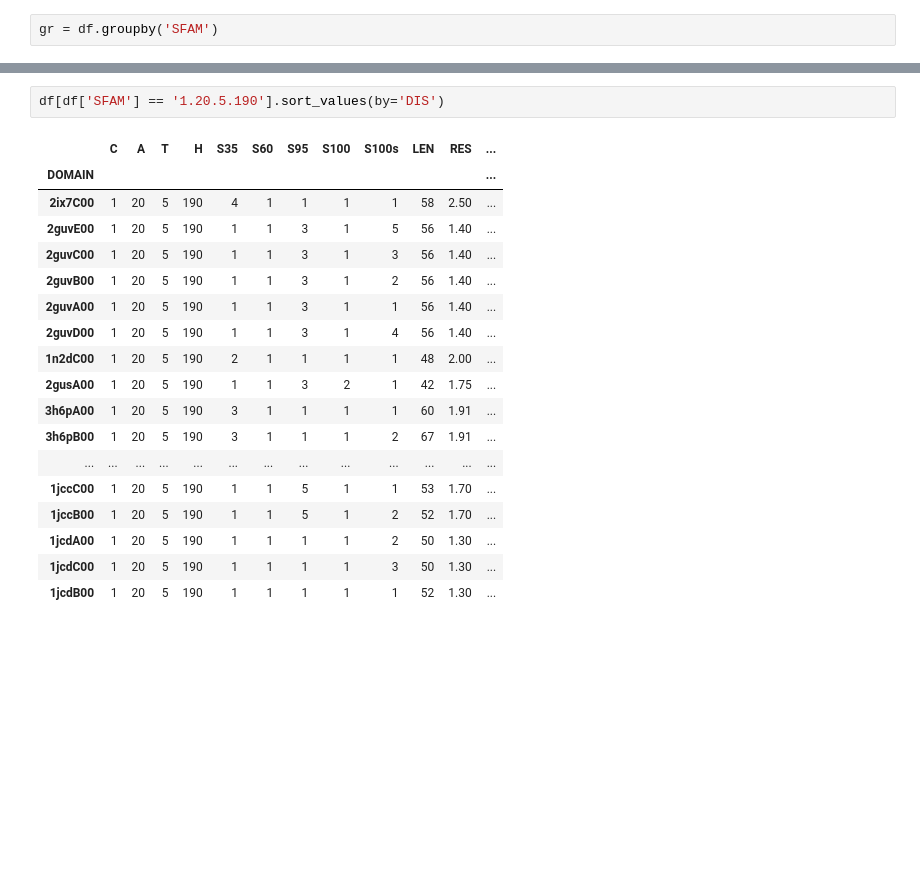
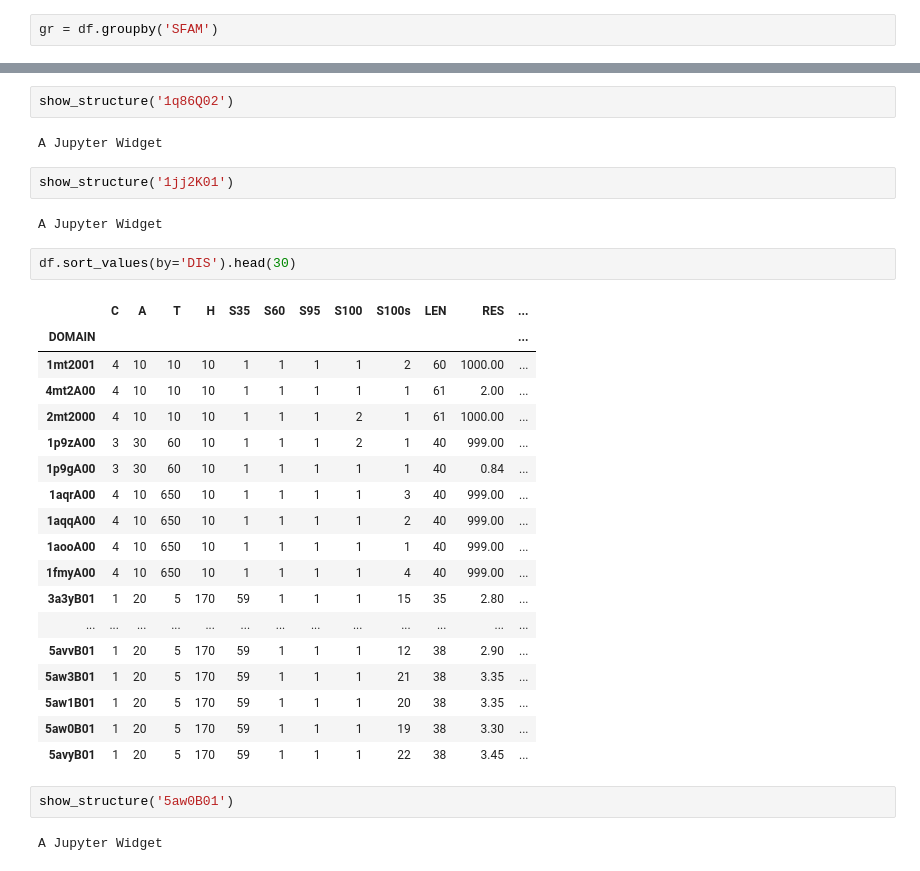
Before and after one commit to CATH-summer-2018/disorder, a Jupyter notebook: testing.ipynb, the cells around one changed output, grey strips where cells are left out. Saved outputs shown, nothing was run; the diff lists cells and outputs as text; blank space fills up the shorter version.

Commit message:
added structures and donload with nglview

```diff
--- a/testing.ipynb
+++ b/testing.ipynb
@@ -86,22 +109,34 @@ Name: SFAM, dtype: float64
+# %%
+show_structure('1q86Q02')
+# %% [output]
+A Jupyter Widget
+# %%
+show_structure('1jj2K01')
+# %% [output]
+A Jupyter Widget
 # %%
-df[df['SFAM'] == '1.20.5.190'].sort_values(by='DIS')
+df.sort_values(by='DIS').head(30)
 # %% [output]
 |  | C | A | T | H | S35 | S60 | S95 | S100 | S100s | LEN | RES | ... |
 | DOMAIN |  |  |  |  |  |  |  |  |  |  |  | ... |
-| 2ix7C00 | 1 | 20 | 5 | 190 | 4 | 1 | 1 | 1 | 1 | 58 | 2.50 | ... |
-| 2guvE00 | 1 | 20 | 5 | 190 | 1 | 1 | 3 | 1 | 5 | 56 | 1.40 | ... |
-| 2guvC00 | 1 | 20 | 5 | 190 | 1 | 1 | 3 | 1 | 3 | 56 | 1.40 | ... |
-| 2guvB00 | 1 | 20 | 5 | 190 | 1 | 1 | 3 | 1 | 2 | 56 | 1.40 | ... |
-| 2guvA00 | 1 | 20 | 5 | 190 | 1 | 1 | 3 | 1 | 1 | 56 | 1.40 | ... |
-| 2guvD00 | 1 | 20 | 5 | 190 | 1 | 1 | 3 | 1 | 4 | 56 | 1.40 | ... |
-| 1n2dC00 | 1 | 20 | 5 | 190 | 2 | 1 | 1 | 1 | 1 | 48 | 2.00 | ... |
-| 2gusA00 | 1 | 20 | 5 | 190 | 1 | 1 | 3 | 2 | 1 | 42 | 1.75 | ... |
-| 3h6pA00 | 1 | 20 | 5 | 190 | 3 | 1 | 1 | 1 | 1 | 60 | 1.91 | ... |
-| 3h6pB00 | 1 | 20 | 5 | 190 | 3 | 1 | 1 | 1 | 2 | 67 | 1.91 | ... |
+| 1mt2001 | 4 | 10 | 10 | 10 | 1 | 1 | 1 | 1 | 2 | 60 | 1000.00 | ... |
+| 4mt2A00 | 4 | 10 | 10 | 10 | 1 | 1 | 1 | 1 | 1 | 61 | 2.00 | ... |
+| 2mt2000 | 4 | 10 | 10 | 10 | 1 | 1 | 1 | 2 | 1 | 61 | 1000.00 | ... |
+| 1p9zA00 | 3 | 30 | 60 | 10 | 1 | 1 | 1 | 2 | 1 | 40 | 999.00 | ... |
+| 1p9gA00 | 3 | 30 | 60 | 10 | 1 | 1 | 1 | 1 | 1 | 40 | 0.84 | ... |
+| 1aqrA00 | 4 | 10 | 650 | 10 | 1 | 1 | 1 | 1 | 3 | 40 | 999.00 | ... |
+| 1aqqA00 | 4 | 10 | 650 | 10 | 1 | 1 | 1 | 1 | 2 | 40 | 999.00 | ... |
+| 1aooA00 | 4 | 10 | 650 | 10 | 1 | 1 | 1 | 1 | 1 | 40 | 999.00 | ... |
+| 1fmyA00 | 4 | 10 | 650 | 10 | 1 | 1 | 1 | 1 | 4 | 40 | 999.00 | ... |
+| 3a3yB01 | 1 | 20 | 5 | 170 | 59 | 1 | 1 | 1 | 15 | 35 | 2.80 | ... |
 | ... | ... | ... | ... | ... | ... | ... | ... | ... | ... | ... | ... | ... |
-| 1jccC00 | 1 | 20 | 5 | 190 | 1 | 1 | 5 | 1 | 1 | 53 | 1.70 | ... |
-| 1jccB00 | 1 | 20 | 5 | 190 | 1 | 1 | 5 | 1 | 2 | 52 | 1.70 | ... |
-| 1jcdA00 | 1 | 20 | 5 | 190 | 1 | 1 | 1 | 1 | 2 | 50 | 1.30 | ... |
-| 1jcdC00 | 1 | 20 | 5 | 190 | 1 | 1 | 1 | 1 | 3 | 50 | 1.30 | ... |
-| 1jcdB00 | 1 | 20 | 5 | 190 | 1 | 1 | 1 | 1 | 1 | 52 | 1.30 | ... |
+| 5avvB01 | 1 | 20 | 5 | 170 | 59 | 1 | 1 | 1 | 12 | 38 | 2.90 | ... |
+| 5aw3B01 | 1 | 20 | 5 | 170 | 59 | 1 | 1 | 1 | 21 | 38 | 3.35 | ... |
+| 5aw1B01 | 1 | 20 | 5 | 170 | 59 | 1 | 1 | 1 | 20 | 38 | 3.35 | ... |
+| 5aw0B01 | 1 | 20 | 5 | 170 | 59 | 1 | 1 | 1 | 19 | 38 | 3.30 | ... |
+| 5avyB01 | 1 | 20 | 5 | 170 | 59 | 1 | 1 | 1 | 22 | 38 | 3.45 | ... |
+# %%
+show_structure('5aw0B01')
+# %% [output]
+A Jupyter Widget
 # %%
```
Also changed, not shown: parts of 24 cells of this notebook, 10 other files.
